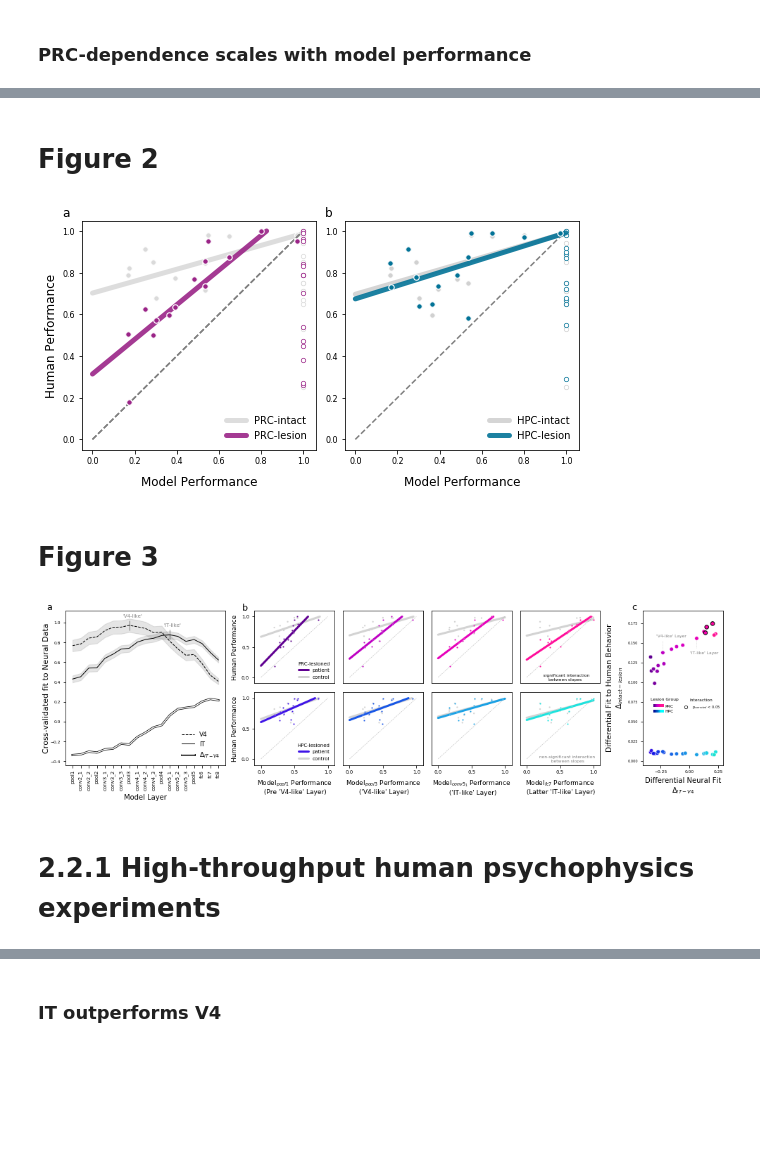
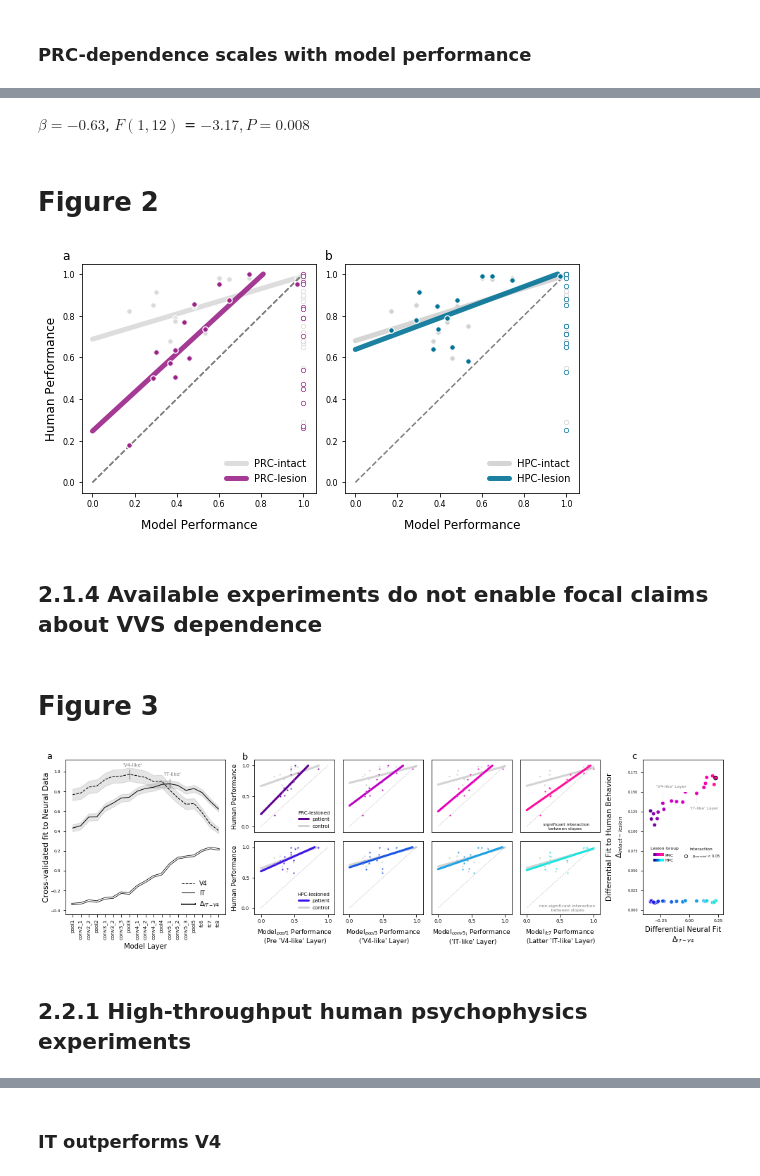
Before and after one commit to neuroailab/mtl_perception, a Jupyter notebook: summary/reporting_statistics.ipynb, the cells around one changed output, grey strips where cells are left out. Drawn from its saved outputs; the diff is of its cells as text; code cells hidden in the pictures; blank space fills up the shorter version.

Commit message:
retrospective/ standardizing probablistic experiments, including *actual* misclassified analysis

```diff
--- a/summary/reporting_statistics.ipynb
+++ b/summary/reporting_statistics.ipynb
@@ -29,21 +27,12 @@ import visualization_functions as viz
 Populating the interactive namespace from numpy and matplotlib
 # %% [markdown]
 # Methods: Model Fit to Electrophysiological Data
-# %%
-# location of electrophysiological neural data from IT and V4
-vvs_data_path = os.path.join(base_directory, 'electrophysiological/ventral_neural_data.hdf5')
-
-# compute split half reliability over n_iterations
-n_iterations = 100
-
-# estimate split-half reliability
-reliability = neural.split_half_correlation(vvs_data_path, n_iterations, np.mean)
-
-# path to pls fitting results
-model_vvs_fits_dir = os.path.join(base_directory, 'electrophysiological/pls_fitting_results')
-
-# extract model fits to electrophisiological data
-pls_fits = neural.layer_fits(model_vvs_fits_dir, np.median, reliability)
+# %%
+# location of electrophysiological neural data from IT and V4
+electrophysiological_location = os.path.join(base_directory, 'electrophysiological/')
+
+with open(os.path.join(electrophysiological_location, 'reliability_and_fitting_results.pickle'), 'rb') as f:
+    pls_fits = pickle.load(f)
 # %% [markdown]
 ## median split-half reliability for IT
 # %%
@@ -106,4 +89,4 @@ retrospective = retrospective_analyses.integrate_across_studies(retrospective_di
 retrospective, meta_statistics = retrospective_analyses.summary_statistics(retrospective, it_layer, v4_layer)
 
 # human performance for mis-classified stimuli
-nondiagnostic = retrospective_analyses.non_diagnostic_stimuli()
+misclassified = retrospective_analyses.misclassified_experiments(retrospective_directory)
@@ -205,16 +172,22 @@ plt.xlabel('Model Performance', fontsize=14);
+# %%
+viz.show_model_parameters(smf.ols('prc_delta ~ %s '%(it_layer), retrospective).fit())[0]
+# %% [output]
+$\beta = -0.63$, $F(1, 12)$ = $-3.17, P = 0.008 $
 # %% [markdown]
 # Figure 2
 # %%
-viz.meta_analytic_results(it_layer, retrospective, nondiagnostic)
+viz.meta_analytic_results(it_layer, retrospective, misclassified)
 # %% [output]
-[figure, old version]
+[figure, new version]
+# %% [markdown]
+## 2.1.4 Available experiments do not enable focal claims about VVS dependence
 # %% [markdown]
 # Figure 3
 # %%
 viz.focal_neuroanatomical_dependencies(pls_fits, retrospective, meta_statistics)
 # %% [output]
-[figure, old version]
+[figure, new version]
 # %% [markdown]
-# 2.2.1 High-throughput human psychophysics experiments
+## 2.2.1 High-throughput human psychophysics experiments
 # %%
 novel = pandas.read_csv(os.path.join(base_directory, 'high-throughput/human_performance.csv'))
```
Also changed, not shown: parts of 43 cells of this notebook, 14 other files.
